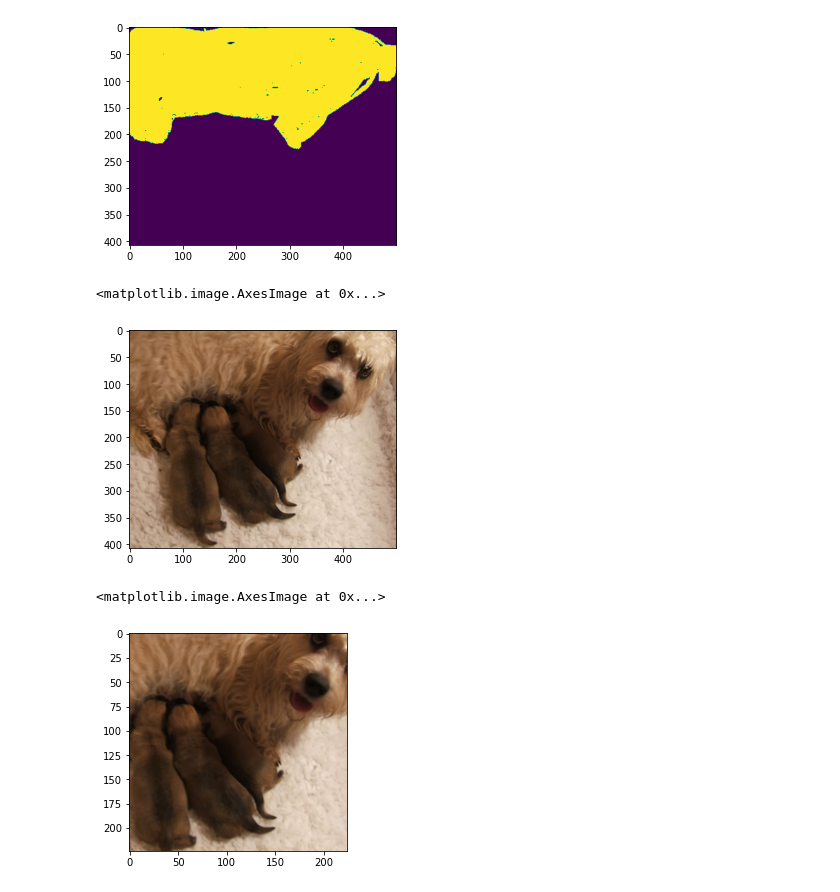
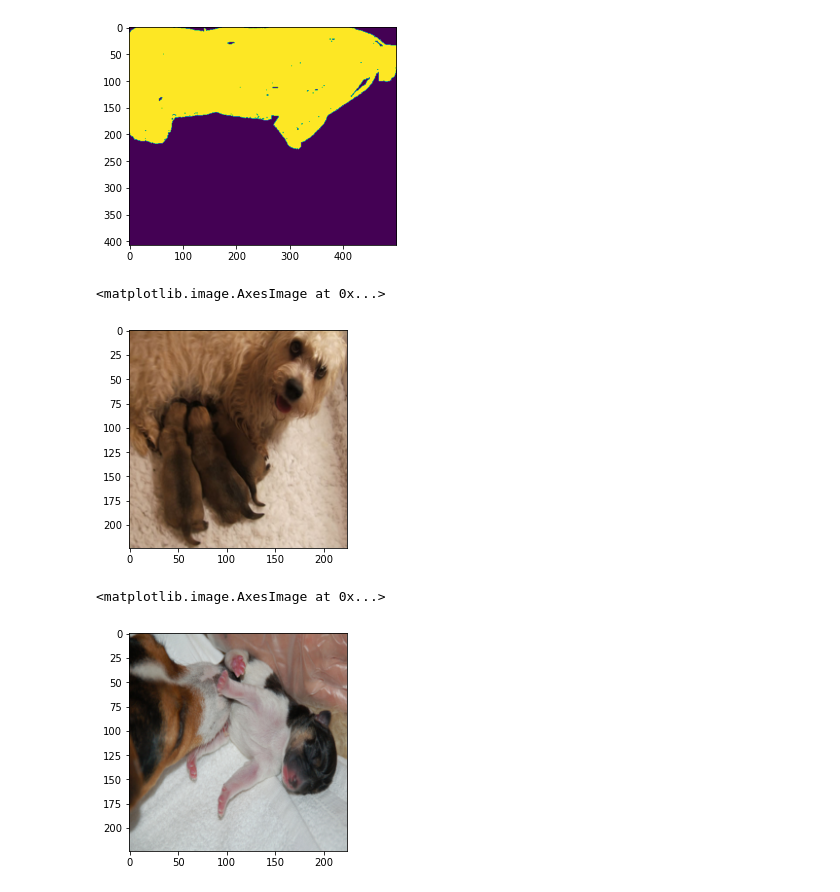
Before and after one commit to franciscojferrari/Transformer-Explainability, a Jupyter notebook: Untitled3.ipynb, the cells around one changed output. Saved outputs shown, nothing was run; the diff lists cells and outputs as text; code cells hidden in the pictures.

```diff
--- a/Untitled3.ipynb
+++ b/Untitled3.ipynb
@@ -187,8 +187,9 @@ plt.imshow(target*255)
 from data.Imagenet import Imagenet_Segmentation
 # normalize = transforms.Normalize(mean=[0.5, 0.5, 0.5], std=[0.5, 0.5, 0.5])
 test_img_trans = transforms.Compose([
-    transforms.Resize(256),
-    transforms.CenterCrop(224),
+    transforms.Resize((224, 224)),
+#     transforms.Resize(256),
+#     transforms.CenterCrop(224),
     transforms.ToTensor(),
 #     normalize,
 ])
@@ -212,13 +213,13 @@ for i, ele in enumerate(_data):
     else:
         break
 # %%
-# plt.imshow(data[0][0].permute(1, 2, 0))
-plt.imshow(data[0][0])
+plt.imshow(data[0][0].permute(1, 2, 0))
+# plt.imshow(data[0][0])
 # %% [output]
 <matplotlib.image.AxesImage at 0x...>
-[figure, old version]
+[figure, new version]
 # %%
-plt.imshow(data[0][0].permute(1, 2, 0))
+plt.imshow(data[3][0].permute(1, 2, 0))
 # %% [output]
 <matplotlib.image.AxesImage at 0x...>
-[figure, old version]
+[figure, new version]
```
Also changed, not shown: parts of 3 cells of this notebook, 5 other files.
